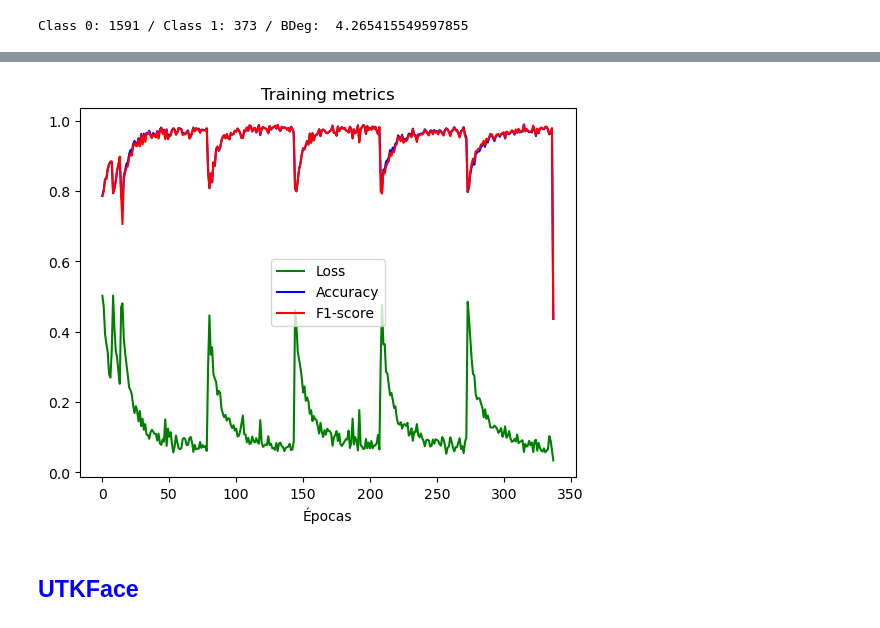
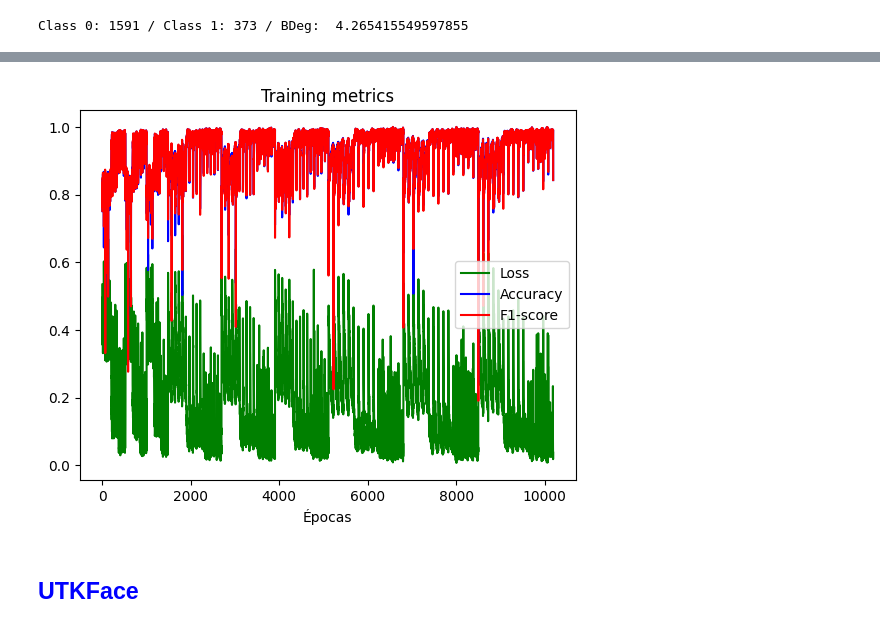
Before and after one commit to danibt656/final-thesis, a Jupyter notebook: src/FICAR.ipynb, the cells around one changed output, grey strips where cells are left out. Cells and saved outputs as stored; diff of their text form; code cells hidden in the pictures.

```diff
--- a/src/FICAR.ipynb
+++ b/src/FICAR.ipynb
@@ -523,18 +550,20 @@ LOCAL_RANK: 0 - CUDA_VISIBLE_DEVICES: [0]
 # %%
 # Plot mean loss
-x_axis = [i for i in range(338)]
+x_axis = [i for i in range(10193)]
 
 splits=49
+for i, l in enumerate(mean_losses):
+    mean_losses[i] = l.cpu().detach()
 plt.plot(x_axis, [sum(mean_losses[i:i + splits])/splits for i in range(0, len(mean_losses), splits)], 'g', label='Loss')
 plt.plot(x_axis, [sum(mean_acc[i:i + splits])/splits for i in range(0, len(mean_acc), splits)], 'b', label='Accuracy')
 plt.plot(x_axis, [sum(mean_f1s[i:i + splits])/splits for i in range(0, len(mean_f1s), splits)], 'r', label='F1-score')
 plt.title('Training metrics')
 plt.xlabel('Épocas')
 # plt.ylabel('Loss media')
 plt.legend()
 plt.show()
 # %% [output]
-[figure, old version]
+[figure, new version]
 # %% [markdown]
 ## <span style="color:blue">UTKFace</span>
 # %%
```
Also changed, not shown: parts of 4 cells of this notebook, 4 other files.
